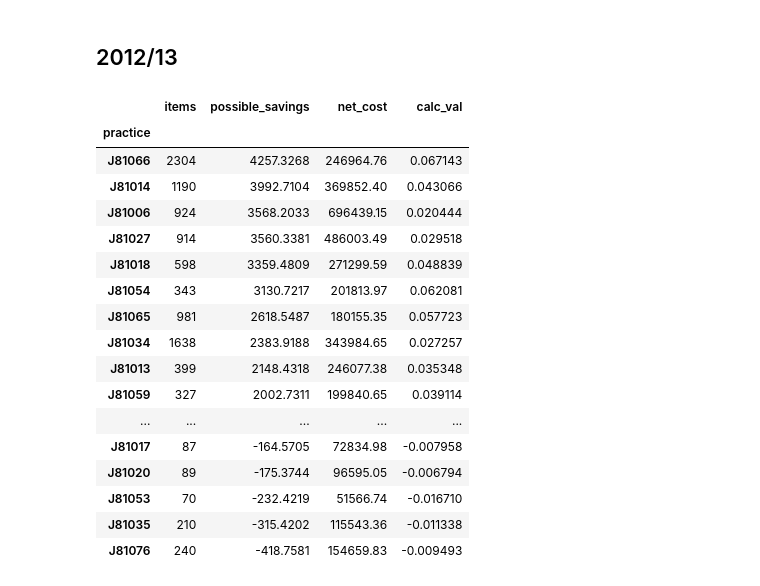
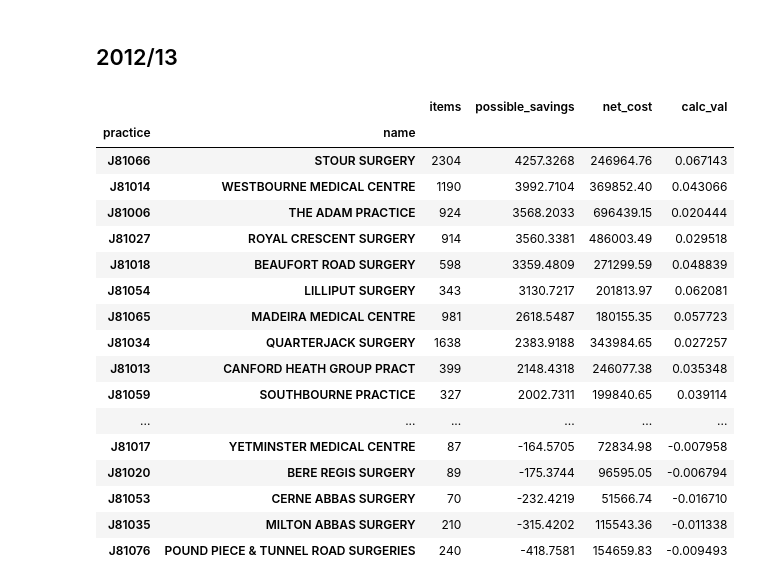
Before and after one commit to ebmdatalab/ghost_branded_generics_paper, a Jupyter notebook: Ghost Branded Generics.ipynb, the cells around one changed output. Cells and saved outputs as stored; diff of their text form; code cells hidden in the pictures.

```diff
--- a/Ghost Branded Generics.ipynb
+++ b/Ghost Branded Generics.ipynb
@@ -292,3 +292,7 @@ by_bnf2.head()
 | 4 | 0403010X0AAABAB | 47582 | 182968.5589 | 933233.58 | 0.196059 |
 # %% [markdown]
 # Dorset
+# %%
+sql = 'SELECT code, name FROM ebmdatalab.hscic.practices'
+practice_names = bq.cached_read(sql, csv_path='practice_names.zip')
+practice_names.head()
@@ -295,3 +306,5 @@ by_bnf2.head()
 # %%
 pd.set_option('display.max_rows', 500)
 dorset = practice.loc[practice['pct']=='11J']
+dorset = dorset.merge(practice_names, how='left', left_on='practice', right_on='code')
+dorset.head()
@@ -324,24 +344,24 @@ dorset_10_11.sort_values('possible_savings',ascending=False)
 ## 2012/13
 # %%
 dorset_12_13 =  dorset.loc[(dorset['month']>='2012-12-01') & (dorset['month']<='2013-03-01')]
-dorset_12_13 = dorset_12_13.groupby('practice').sum()
+dorset_12_13 = dorset_12_13.groupby(['practice','name']).sum()
 dorset_12_13.sort_values('possible_savings',ascending=False)
 # %% [output]
-|  | items | possible_savings | net_cost | calc_val |
-| practice |  |  |  |  |
-| J81066 | 2304 | 4257.3268 | 246964.76 | 0.067143 |
-| J81014 | 1190 | 3992.7104 | 369852.40 | 0.043066 |
-| J81006 | 924 | 3568.2033 | 696439.15 | 0.020444 |
-| J81027 | 914 | 3560.3381 | 486003.49 | 0.029518 |
-| J81018 | 598 | 3359.4809 | 271299.59 | 0.048839 |
-| J81054 | 343 | 3130.7217 | 201813.97 | 0.062081 |
-| J81065 | 981 | 2618.5487 | 180155.35 | 0.057723 |
-| J81034 | 1638 | 2383.9188 | 343984.65 | 0.027257 |
-| J81013 | 399 | 2148.4318 | 246077.38 | 0.035348 |
-| J81059 | 327 | 2002.7311 | 199840.65 | 0.039114 |
-| ... | ... | ... | ... | ... |
-| J81017 | 87 | -164.5705 | 72834.98 | -0.007958 |
-| J81020 | 89 | -175.3744 | 96595.05 | -0.006794 |
-| J81053 | 70 | -232.4219 | 51566.74 | -0.016710 |
-| J81035 | 210 | -315.4202 | 115543.36 | -0.011338 |
-| J81076 | 240 | -418.7581 | 154659.83 | -0.009493 |
+|  |  | items | possible_savings | net_cost | calc_val |
+| practice | name |  |  |  |  |
+| J81066 | STOUR SURGERY | 2304 | 4257.3268 | 246964.76 | 0.067143 |
+| J81014 | WESTBOURNE MEDICAL CENTRE | 1190 | 3992.7104 | 369852.40 | 0.043066 |
+| J81006 | THE ADAM PRACTICE | 924 | 3568.2033 | 696439.15 | 0.020444 |
+| J81027 | ROYAL CRESCENT SURGERY | 914 | 3560.3381 | 486003.49 | 0.029518 |
+| J81018 | BEAUFORT ROAD SURGERY | 598 | 3359.4809 | 271299.59 | 0.048839 |
+| J81054 | LILLIPUT SURGERY | 343 | 3130.7217 | 201813.97 | 0.062081 |
+| J81065 | MADEIRA MEDICAL CENTRE | 981 | 2618.5487 | 180155.35 | 0.057723 |
+| J81034 | QUARTERJACK SURGERY | 1638 | 2383.9188 | 343984.65 | 0.027257 |
+| J81013 | CANFORD HEATH GROUP PRACT | 399 | 2148.4318 | 246077.38 | 0.035348 |
+| J81059 | SOUTHBOURNE PRACTICE | 327 | 2002.7311 | 199840.65 | 0.039114 |
+| ... | ... | ... | ... | ... | ... |
+| J81017 | YETMINSTER MEDICAL CENTRE | 87 | -164.5705 | 72834.98 | -0.007958 |
+| J81020 | BERE REGIS SURGERY | 89 | -175.3744 | 96595.05 | -0.006794 |
+| J81053 | CERNE ABBAS SURGERY | 70 | -232.4219 | 51566.74 | -0.016710 |
+| J81035 | MILTON ABBAS SURGERY | 210 | -315.4202 | 115543.36 | -0.011338 |
+| J81076 | POUND PIECE & TUNNEL ROAD SURGERIES | 240 | -418.7581 | 154659.83 | -0.009493 |
```
Also changed, not shown: parts of 3 cells of this notebook, 1 other file.
